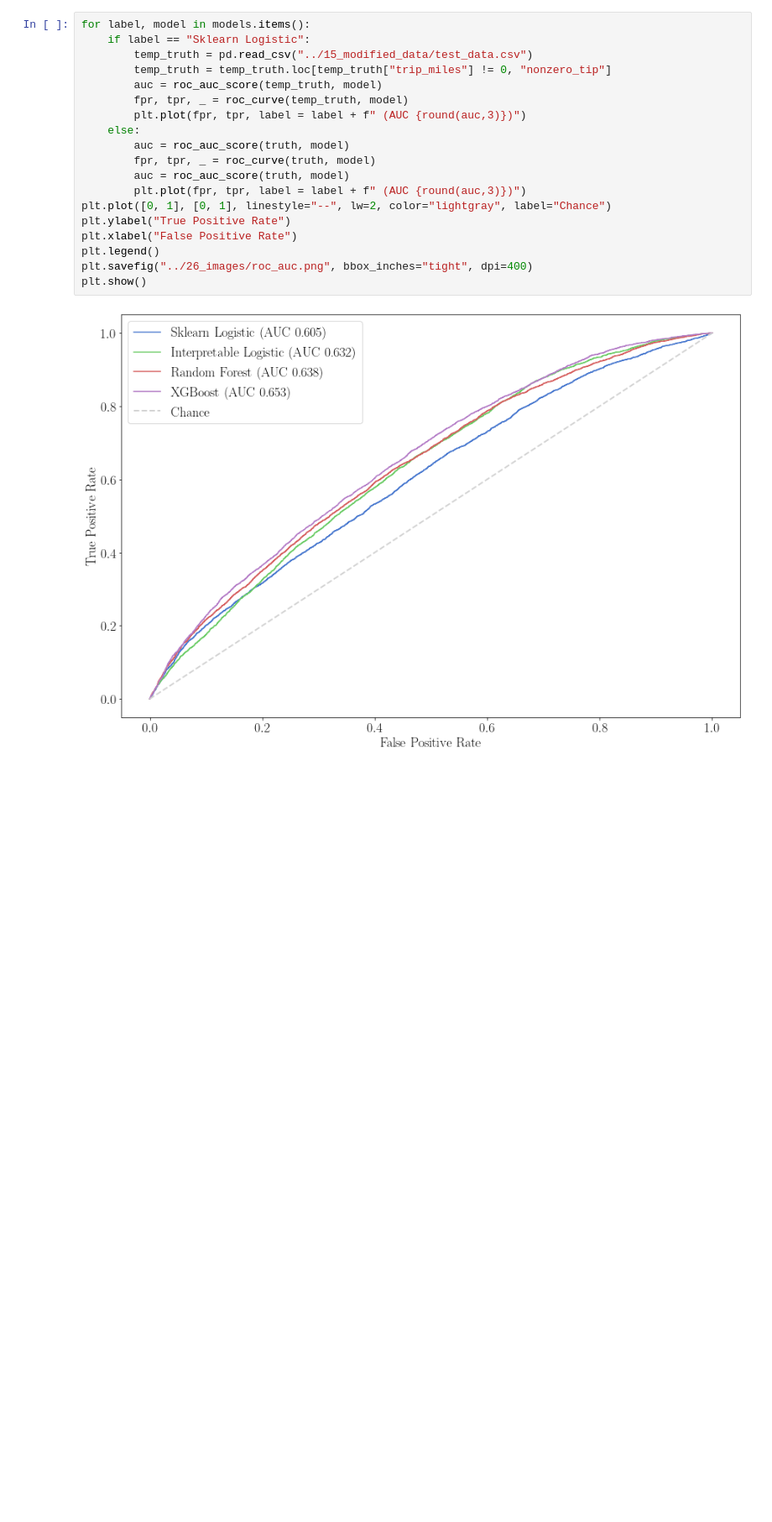
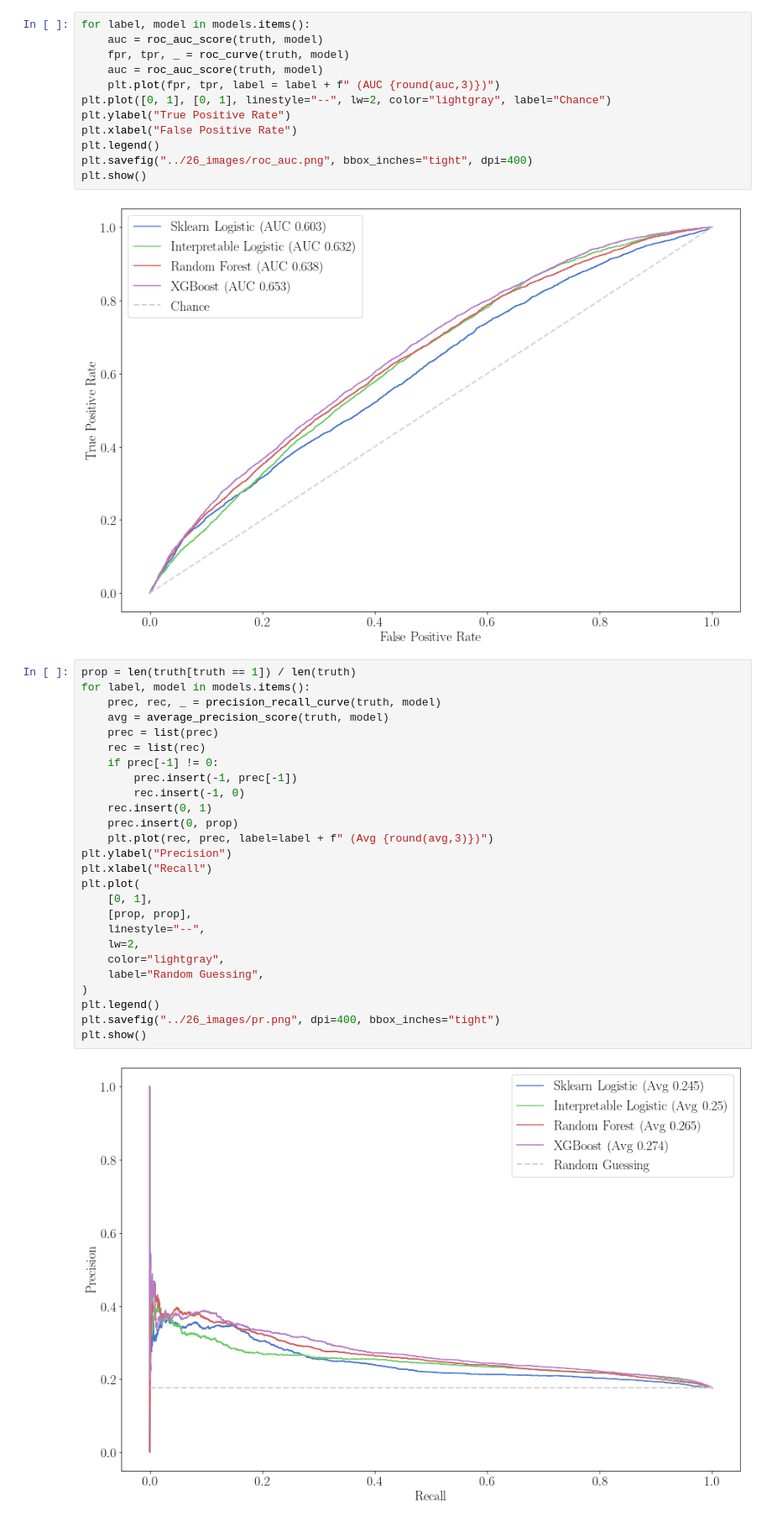
Before and after one commit to mjtv128/705-FinalProject, a Jupyter notebook: 30_predict_proba_results/roc_pr.ipynb, the cells around one changed output. Shown: that part at 84% size. Drawn from its saved outputs; the diff is of its cells as text; blank space fills up the shorter version.

```diff
--- a/30_predict_proba_results/roc_pr.ipynb
+++ b/30_predict_proba_results/roc_pr.ipynb
@@ -29,17 +29,10 @@ models = {
 }
 # %%
 for label, model in models.items():
-    if label == "Sklearn Logistic":
-        temp_truth = pd.read_csv("../15_modified_data/test_data.csv")
-        temp_truth = temp_truth.loc[temp_truth["trip_miles"] != 0, "nonzero_tip"]
-        auc = roc_auc_score(temp_truth, model)
-        fpr, tpr, _ = roc_curve(temp_truth, model)
-        plt.plot(fpr, tpr, label = label + f" (AUC {round(auc,3)})")
-    else:
-        auc = roc_auc_score(truth, model)
-        fpr, tpr, _ = roc_curve(truth, model)
-        auc = roc_auc_score(truth, model)
-        plt.plot(fpr, tpr, label = label + f" (AUC {round(auc,3)})")
+    auc = roc_auc_score(truth, model)
+    fpr, tpr, _ = roc_curve(truth, model)
+    auc = roc_auc_score(truth, model)
+    plt.plot(fpr, tpr, label = label + f" (AUC {round(auc,3)})")
 plt.plot([0, 1], [0, 1], linestyle="--", lw=2, color="lightgray", label="Chance")
 plt.ylabel("True Positive Rate")
 plt.xlabel("False Positive Rate")
@@ -48,3 +41,31 @@ plt.savefig("../26_images/roc_auc.png", bbox_inches="tight", dpi=400)
 plt.show()
 # %% [output]
 [figure]
+# %%
+prop = len(truth[truth == 1]) / len(truth)
+for label, model in models.items():
+    prec, rec, _ = precision_recall_curve(truth, model)
+    avg = average_precision_score(truth, model)
+    prec = list(prec)
+    rec = list(rec)
+    if prec[-1] != 0:
+        prec.insert(-1, prec[-1])
+        rec.insert(-1, 0)
+    rec.insert(0, 1)
+    prec.insert(0, prop)
+    plt.plot(rec, prec, label=label + f" (Avg {round(avg,3)})")
+plt.ylabel("Precision")
+plt.xlabel("Recall")
+plt.plot(
+    [0, 1],
+    [prop, prop],
+    linestyle="--",
+    lw=2,
+    color="lightgray",
+    label="Random Guessing",
+)
+plt.legend()
+plt.savefig("../26_images/pr.png", dpi=400, bbox_inches="tight")
+plt.show()
+# %% [output]
+[figure, added]
```
Also changed, not shown: parts of 1 cell of this notebook, 5 other files.
